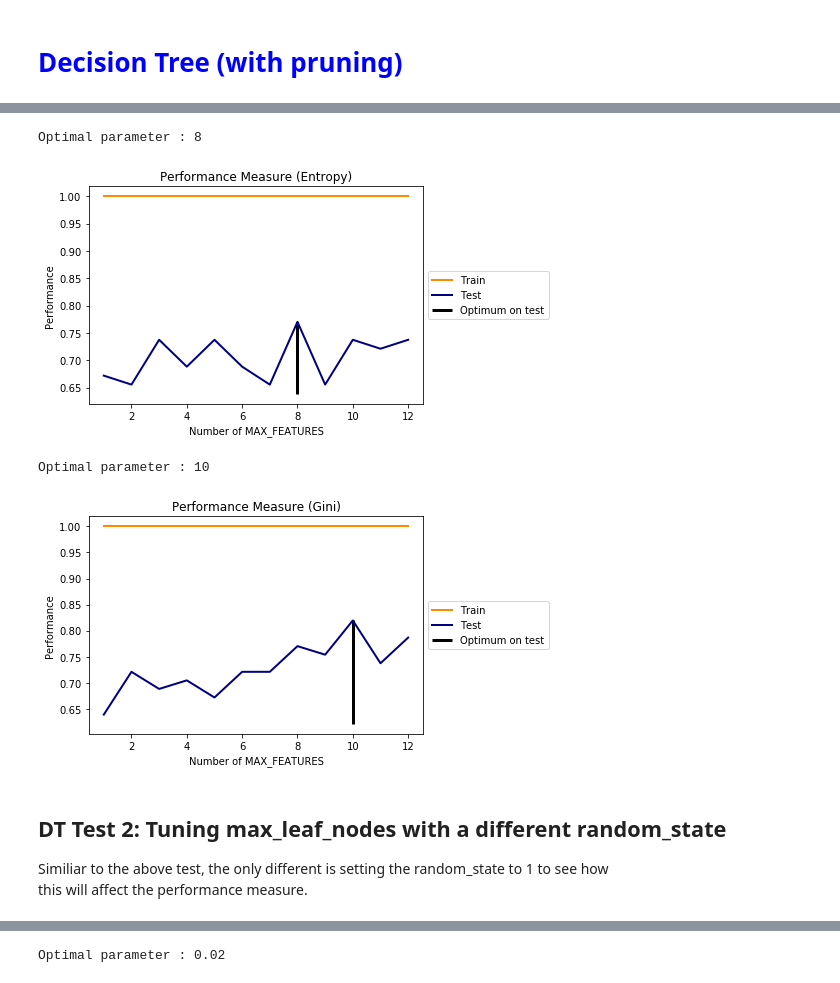
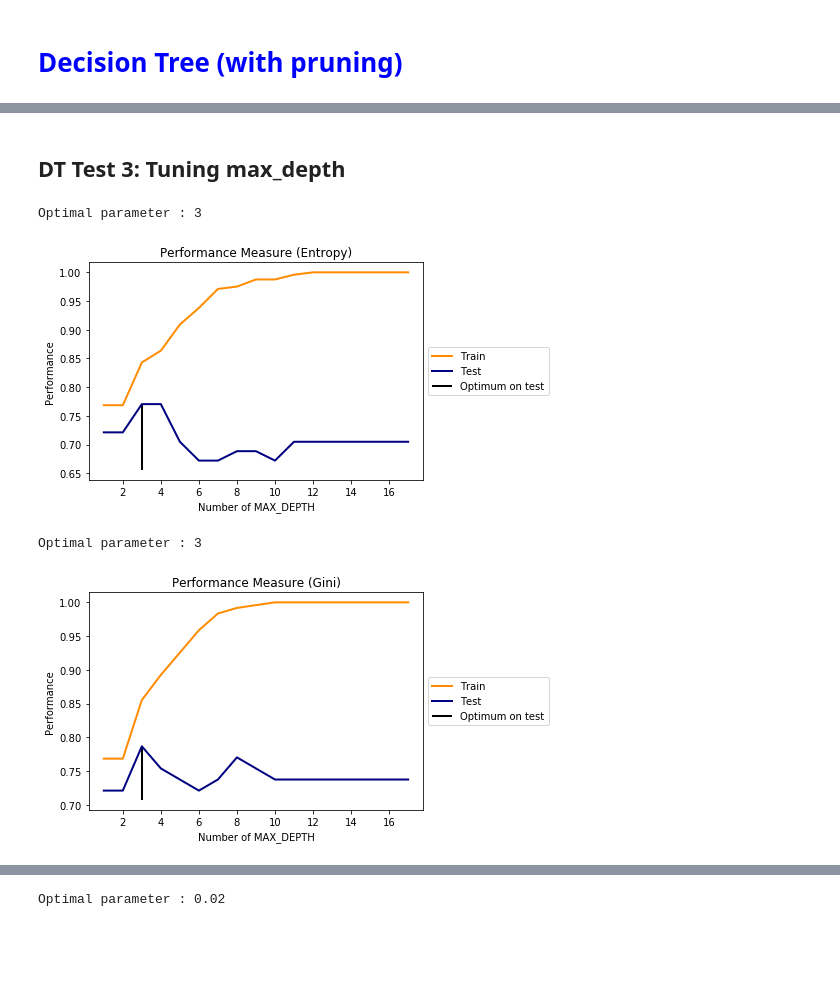
Before and after one commit to mattCoretex/Machine-Learning-Experimentation, a Jupyter notebook: SENG 474/a1-cleveland-heart-disease/Assignment #1 - Cleveland Heart Disease.ipynb, the cells around one changed output, grey strips where cells are left out. Saved outputs shown, nothing was run; the diff lists cells and outputs as text; code cells hidden in the pictures; blank space fills up the shorter version.

```diff
--- a/SENG 474/a1-cleveland-heart-disease/Assignment #1 - Cleveland Heart Disease.ipynb
+++ b/SENG 474/a1-cleveland-heart-disease/Assignment #1 - Cleveland Heart Disease.ipynb
@@ -32,9 +32,7 @@ X[:,:] = imputer.transform(X[:])
 from sklearn.model_selection import train_test_split
 X_train, X_test, y_train, y_test = train_test_split(X, y, test_size = 0.20, random_state = 0)
 # %%
-# Functions that will be used to calculate train vs test error, and to plot the result
-
-# Calculate train and test errors
+# Calculate train vs test error of decision tree or random forest.
 def calculate_errors(classifier, parameter, param_range):
     train_errors = list()
     test_errors = list()
@@ -55,7 +53,7 @@ def graph_train_test_errors(train_errors, test_errors, param, param_range, title
     plt.plot(param_range, train_errors, label="Train",color="darkorange", lw=lw)
     plt.plot(param_range, test_errors, label="Test",  color="navy", lw=lw)
     plt.vlines(param_optim, plt.ylim()[0], np.max(test_errors), color='k',
-               linewidth=3, label='Optimum on test')
+               linewidth=lw, label='Optimum on test')
     plt.legend(loc='center left', bbox_to_anchor=(1, 0.5))
     plt.title('Performance Measure' + title)
     plt.xlabel('Number of ' + param.upper())
@@ -71,31 +198,26 @@ This part shows the effect of limiting the number of features allowed in two dec
+# %% [markdown]
+## DT Test 3: Tuning max_depth
 # %%
-from sklearn.tree import DecisionTreeClassifier
-
 classifier1 = DecisionTreeClassifier(criterion = 'entropy', random_state = 0)
 classifier2 = DecisionTreeClassifier(criterion = 'gini', random_state = 0)
 
 # Parameter to test
-param = 'max_features'
-param_range = np.arange(1, 13, 1)
+param = 'max_depth'
+param_range = np.arange(1,18,1)
 
 models = {
     'entropy':calculate_errors(classifier1, param, param_range),
     'gini':calculate_errors(classifier2, param, param_range)
 }
 
 graph_train_test_errors(models['entropy'][0], models['entropy'][1],
                         param, param_range, title=' (Entropy)')
 graph_train_test_errors(models['gini'][0], models['gini'][1],
                         param, param_range, title=' (Gini)')
 
 models.clear()
 # %% [output]
-Optimal parameter : 8
+Optimal parameter : 3
-[figure, old version]
+[figure, new version]
-Optimal parameter : 10
+Optimal parameter : 3
-[figure, old version]
+[figure, new version]
-# %% [markdown]
-## DT Test 2: Tuning max_leaf_nodes with a different random_state
-
-Similiar to the above test, the only different is setting the random_state to 1 to see how \
-this will affect the performance measure.
```
Also changed, not shown: parts of 12 cells of this notebook.
